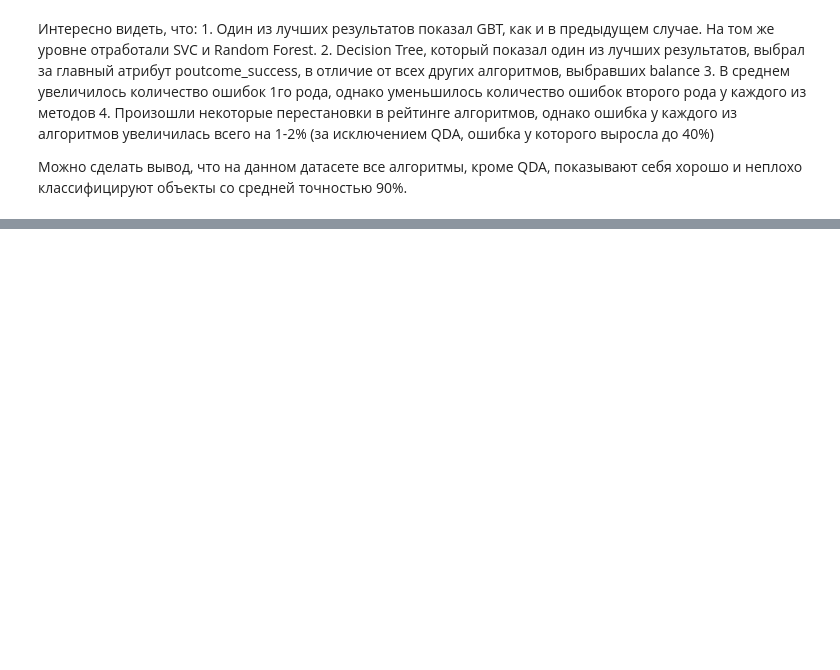
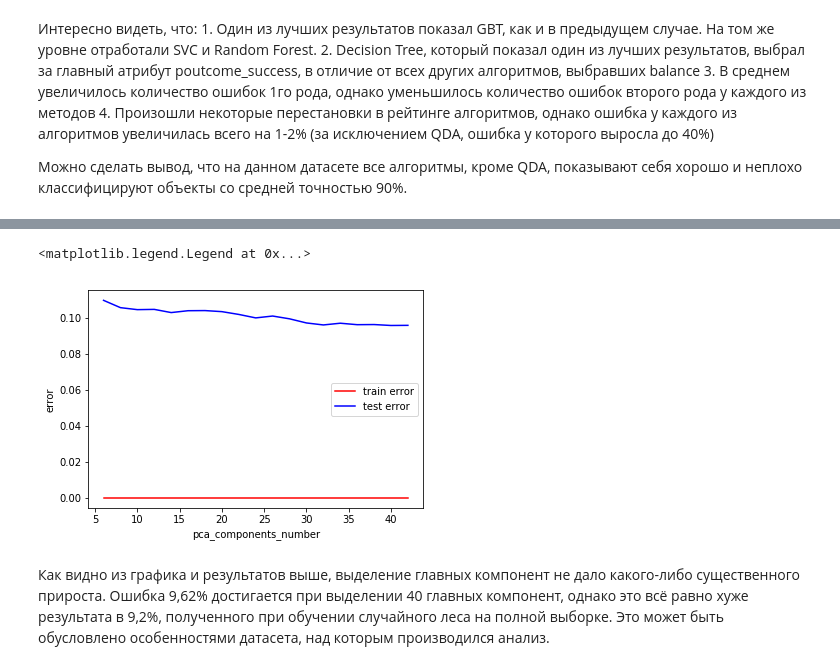
Before and after one commit to joistick11/data-mining-course, a Jupyter notebook: Vorontsov, 1st lab.ipynb, the cells around one changed output, grey strips where cells are left out. Saved outputs shown, nothing was run; the diff lists cells and outputs as text; code cells hidden in the pictures; blank space fills up the shorter version.

```diff
--- a/Vorontsov, 1st lab.ipynb
+++ b/Vorontsov, 1st lab.ipynb
@@ -865,0 +872,21 @@ def addResult(name, err_tr, err_ts, fn, fp, most_imp, res):
+# %%
+errors = []
+values = np.arange(6, 44, 2)
+for pca_components in values:
+    pca = PCA(n_components=pca_components)
+    pca.fit(X_train)
+    # transform train set
+    X_pca = pd.DataFrame(pca.transform(X_train), columns=['PCA%i' % i for i in range(pca.n_components)], index=X_train.index)
+    # transform test set
+    X_test_pca = pd.DataFrame(pca.transform(X_test), columns=['PCA%i' % i for i in range(pca.n_components)], index=X_test.index)
+
+    rf = ensemble.RandomForestClassifier(n_estimators = 560) # best number of estimators
+    rf.fit(X_pca, y_train)
+    y_test_predict = rf.predict(X_test_pca)
+    err_train = np.mean(y_train != rf.predict(X_pca))
+    err_test  = np.mean(y_test  != y_test_predict)
+    print("Finished for " + str(pca_components) + "; Err. train: " + str(err_train) + "; Err. test: " + str(err_test))
+
+    errors.append((pca_components, err_train, err_test))
+
+print(list(sorted(errors, key=operator.itemgetter(2)))[0])
@@ -865,0 +914,12 @@ def addResult(name, err_tr, err_ts, fn, fp, most_imp, res):
+# %%
+plt.plot(values, list(map(operator.itemgetter(1), errors)), 'r-', label='train error')
+plt.plot(values, list(map(operator.itemgetter(2), errors)), 'b-', label='test error')
+plt.xlabel('pca_components_number')
+plt.ylabel('error')
+plt.legend()
+# %% [output]
+<matplotlib.legend.Legend at 0x...>
+[figure, added]
+# %% [markdown]
+Как видно из графика и результатов выше, выделение главных компонент не дало какого-либо существенного прироста. Ошибка 9,62% достигается при выделении 40 главных компонент, однако это всё равно хуже результата в 9,2%, полученного при обучении случайного леса на полной выборке.
+Это может быть обусловлено особенностями датасета, над которым производился анализ.
```
Also changed, not shown: parts of 6 cells of this notebook.
